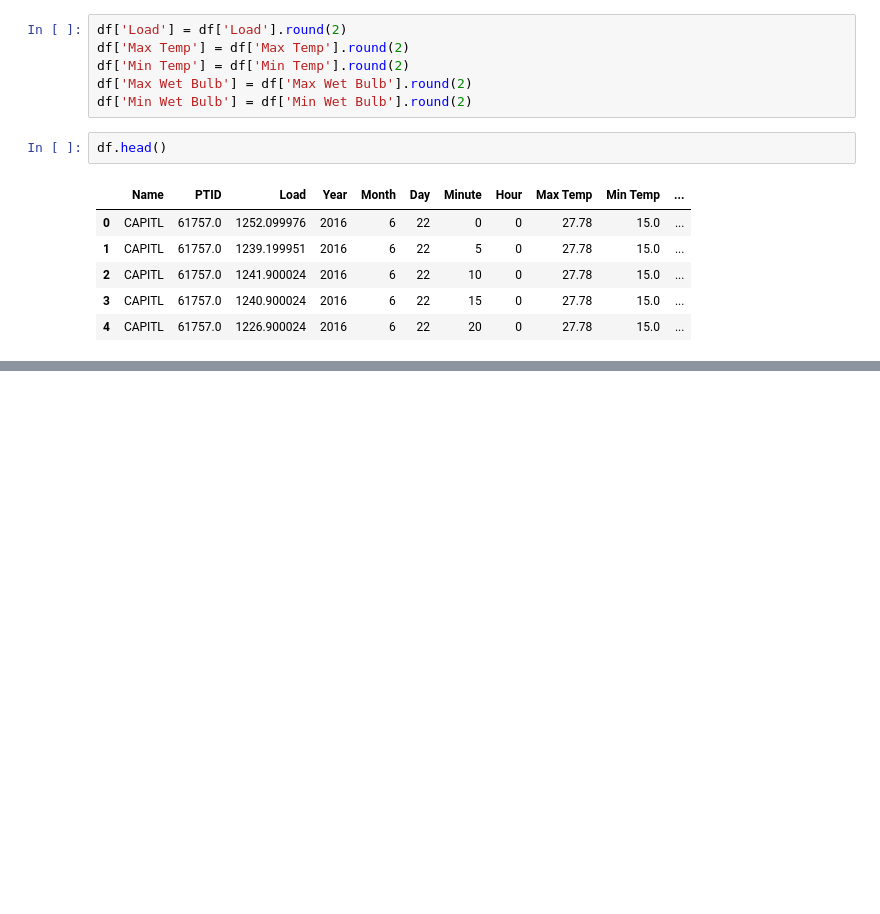
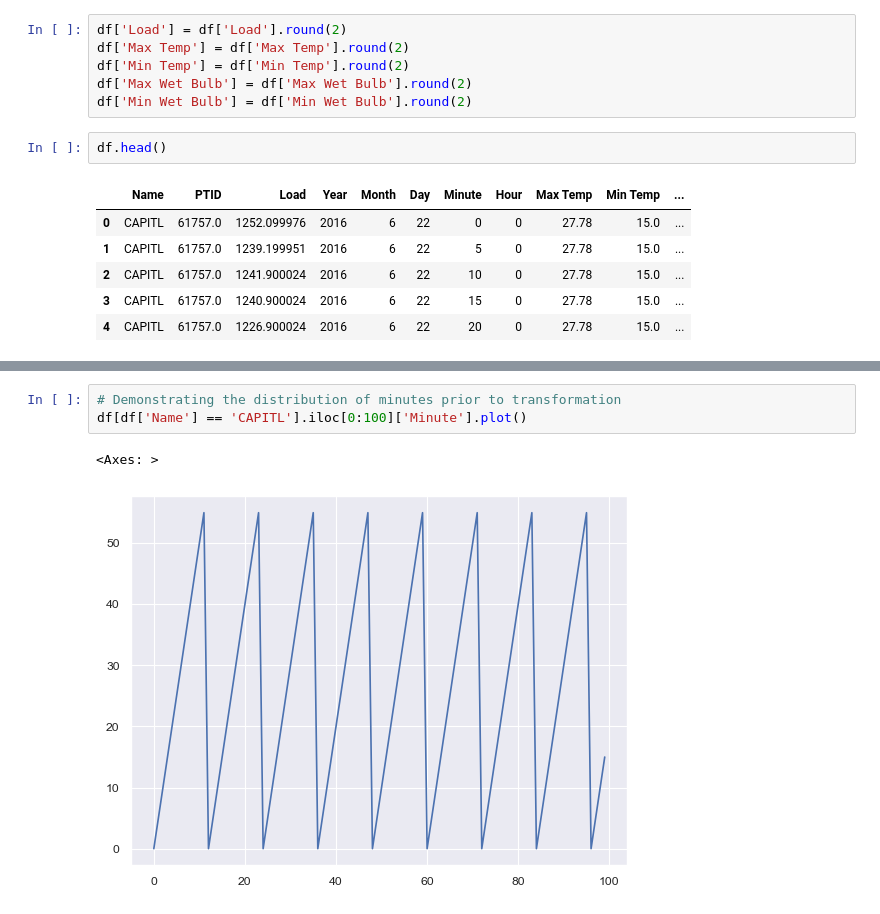
Before and after one commit to jmoro0408/Energy-Forecasting, a Jupyter notebook: scripts/modelling_preprocessing.ipynb, the cells around one changed output, grey strips where cells are left out. Cells and saved outputs as stored; diff of their text form; blank space fills up the shorter version.

```diff
--- a/scripts/modelling_preprocessing.ipynb
+++ b/scripts/modelling_preprocessing.ipynb
@@ -47,0 +54,6 @@ df.head()
+# %%
+# Demonstrating the distribution of minutes prior to transformation
+df[df['Name'] == 'CAPITL'].iloc[0:100]['Minute'].plot()
+# %% [output]
+<Axes: >
+[figure, added]
```
Also changed, not shown: parts of 14 cells of this notebook.
